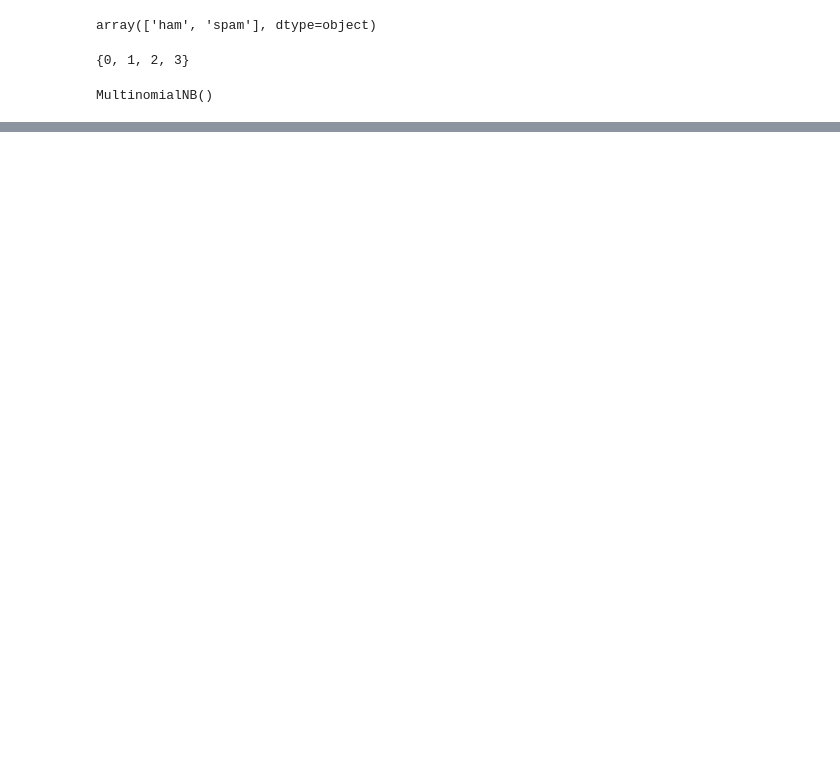
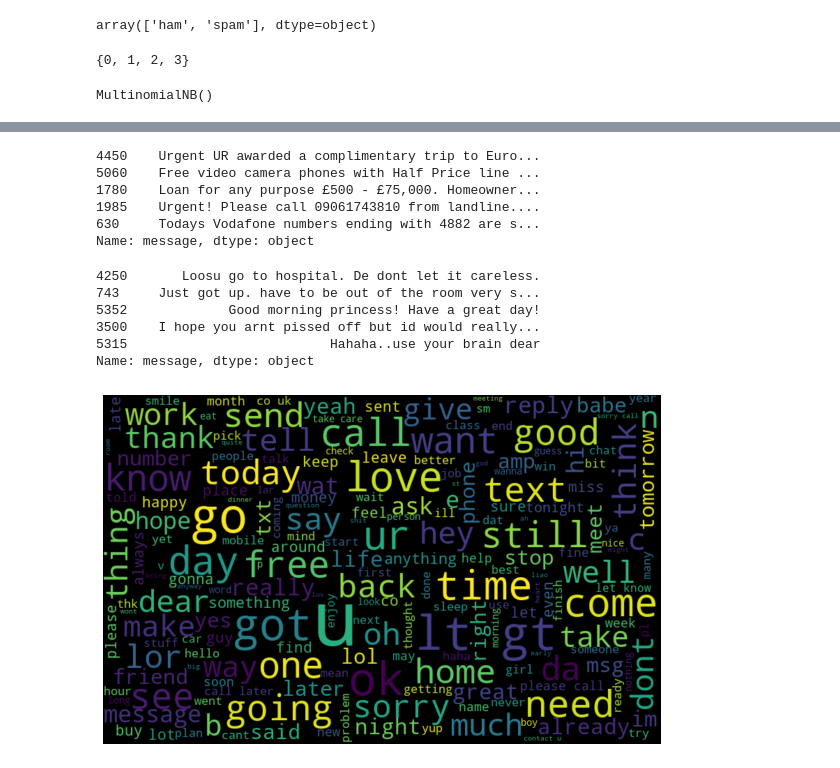
Before and after one commit to aynaval/NLP-basics, a Jupyter notebook: spam_detection.ipynb, the cells around one changed output, grey strips where cells are left out. Cells and saved outputs as stored; diff of their text form; code cells hidden in the pictures; blank space fills up the shorter version.

```diff
--- a/spam_detection.ipynb
+++ b/spam_detection.ipynb
@@ -57,5 +67,6 @@ from nltk.stem.porter import PorterStemmer
 # %%
 ps = PorterStemmer()
+lemmatizer = WordNetLemmatizer()
 # %%
 corpus = []
 # %%
@@ -64,7 +75,7 @@ for i in data['message']:
     review = re.sub('[^a-zA-Z]', ' ', i)
     review = review.lower()
     review = review.split()
-    review = [ps.stem(word) for word in review if not word in set(stopwords.words('english'))]
+    review = [lemmatizer.lemmatize(word) for word in review if not word in set(stopwords.words('english'))]
     review = ' '.join(review)
     corpus.append(review)
 # %%
@@ -146,0 +255,20 @@ print(classifier.score(X_test,y_test))
+# %%
+data[data['label']=='spam']['message'].sample(5)
+# %% [output]
+4450    Urgent UR awarded a complimentary trip to Euro...
+5060    Free video camera phones with Half Price line ...
+1780    Loan for any purpose £500 - £75,000. Homeowner...
+1985    Urgent! Please call 09061743810 from landline....
+630     Todays Vodafone numbers ending with 4882 are s...
+Name: message, dtype: object
+# %%
+data[data['label']=='ham']['message'].sample(5)
+# %% [output]
+4250       Loosu go to hospital. De dont let it careless.
+743     Just got up. have to be out of the room very s...
+5352             Good morning princess! Have a great day!
+3500    I hope you arnt pissed off but id would really...
+5315                          Hahaha..use your brain dear
+Name: message, dtype: object
+# %%
+all_words = ' '.join( text for text in corpus)
@@ -146,0 +277,9 @@ print(classifier.score(X_test,y_test))
+# %%
+wordcloud = WordCloud(width=800, height=500, random_state=21, max_font_size=110).generate(all_words)
+# %%
+plt.figure(figsize=(10, 7))
+plt.imshow(wordcloud, interpolation="bilinear")
+plt.axis('off')
+plt.show()
+# %% [output]
+[figure, added]
```
Also changed, not shown: parts of 45 cells of this notebook.
